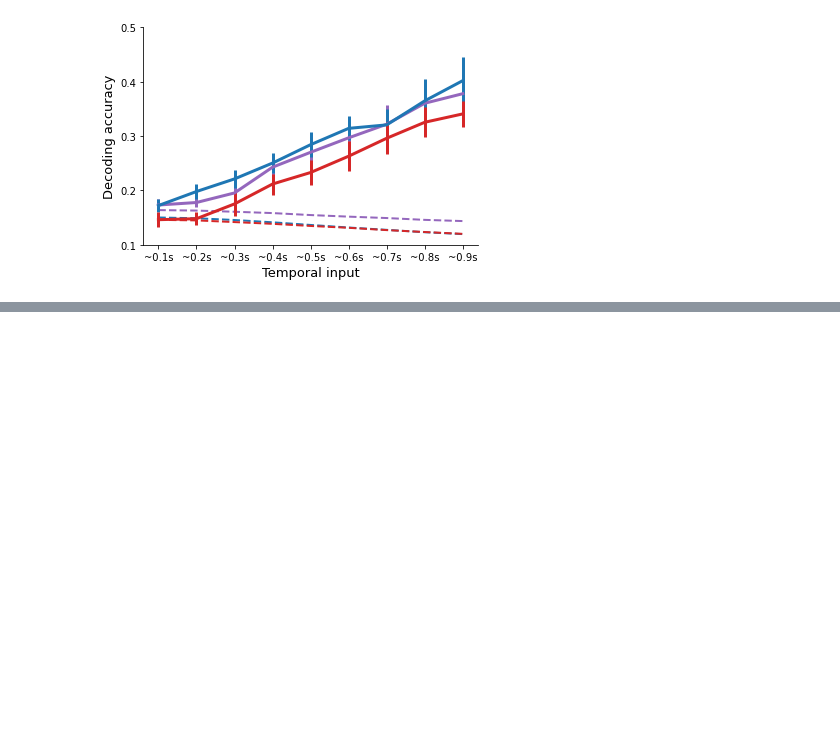
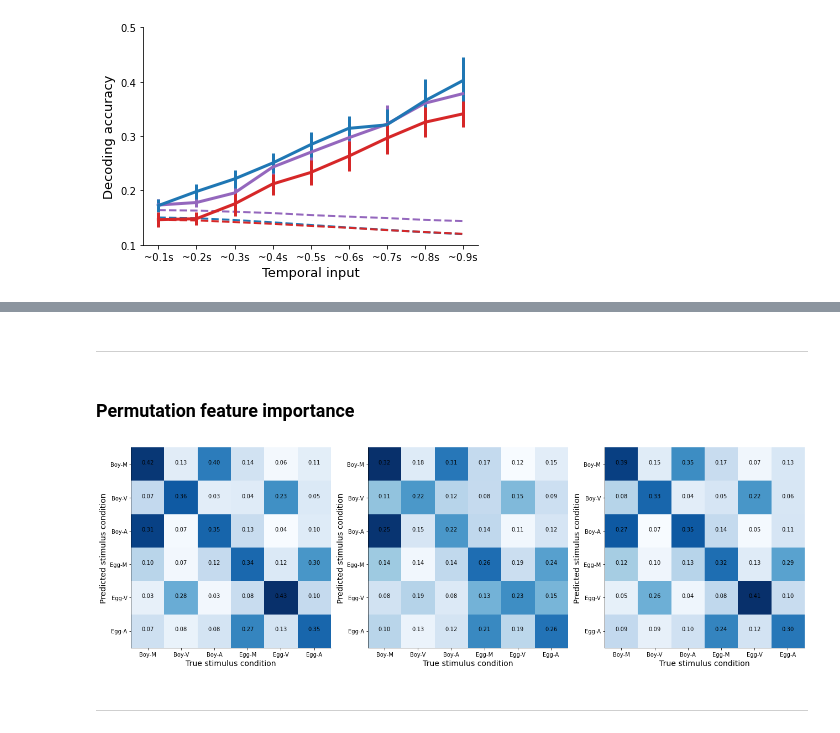
Before and after one commit to heung10/multimodal-object-recognition, a Jupyter notebook: neural/7.1. SVM Population decoding.ipynb, the cells around one changed output, grey strips where cells are left out. Saved outputs shown, nothing was run; the diff lists cells and outputs as text; code cells hidden in the pictures; blank space fills up the shorter version.

```diff
--- a/neural/7.1. SVM Population decoding.ipynb
+++ b/neural/7.1. SVM Population decoding.ipynb
@@ -547,0 +454,4 @@ Here, we verified if different object cell categories (i.e., visual, auditory, u
+# %% [markdown]
+___
+# %% [markdown]
+### Permutation feature importance
@@ -547,0 +566,57 @@ Here, we verified if different object cell categories (i.e., visual, auditory, u
+# %%
+%%time
+
+svm_real = np.zeros((len(rat_list),6,6))
+svm_real2 = np.zeros((len(rat_list),6,6))
+svm_real3 = np.zeros((len(rat_list),6,6))
+
+for i,rat in enumerate(rat_list):
+    loop_start = time.time()
+
+    rat_result= Parallel(n_jobs=-1)(delayed(permutation_feature_importance)(df2, final_model, rat, kfold, num_trial, bin_size, 9) for j in range(num_iter))
+    rat_result_mean = np.sum(rat_result,axis=0)/(num_iter*kfold)
+
+    svm_real[i,:,:] = rat_result_mean[0,:,:]
+    svm_real2[i,:,:] = rat_result_mean[1,:,:]
+    svm_real3[i,:,:] = rat_result_mean[2,:,:]
+
+    loop_end = time.time()
+    loop_time = divmod(loop_end-loop_start,60)
+    print(f'LE{rat} completed /// Elapsed time: {int(loop_time[0])} min {loop_time[1]:.2f} sec')
+# %%
+real_mean = np.mean(svm_real, axis=0)
+real_mean2 = np.mean(svm_real2, axis=0)
+real_mean3 = np.mean(svm_real3, axis=0)
+
+# contingency matrix for data using all time bins
+fig,ax = plt.subplots(1,3,figsize=(18,6))
+
+ax[0].imshow(real_mean, cmap=plt.cm.get_cmap('Blues'));
+ax[1].imshow(real_mean2, cmap=plt.cm.get_cmap('Blues'));
+ax[2].imshow(real_mean3, cmap=plt.cm.get_cmap('Blues'));
+
+for i in range(3):
+    ax[i].set_xlabel('True stimulus condition', fontsize=14)
+    ax[i].set_ylabel('Predicted stimulus condition', fontsize=14)
+    ax[i].set_xticks(np.arange(0,6))
+    ax[i].set_xticklabels(['Boy-M','Boy-V','Boy-A','Egg-M','Egg-V','Egg-A']);
+    ax[i].set_yticks(np.arange(0,6))
+    ax[i].set_yticklabels(['Boy-M','Boy-V','Boy-A','Egg-M','Egg-V','Egg-A']);
+
+for m in range(6):
+    for l in range(6):
+        ax[0].text(m,l,'{:.2f}'.format(real_mean[m,l]),ha='center')
+
+for m in range(6):
+    for l in range(6):
+        ax[1].text(m,l,'{:.2f}'.format(real_mean2[m,l]),ha='center')
+
+for m in range(6):
+    for l in range(6):
+        ax[2].text(m,l,'{:.2f}'.format(real_mean3[m,l]),ha='center')
+
+plt.tight_layout()
+# %% [output]
+[figure, added]
+# %% [markdown]
+---
```
Also changed, not shown: parts of 29 cells of this notebook, 1 other file.
